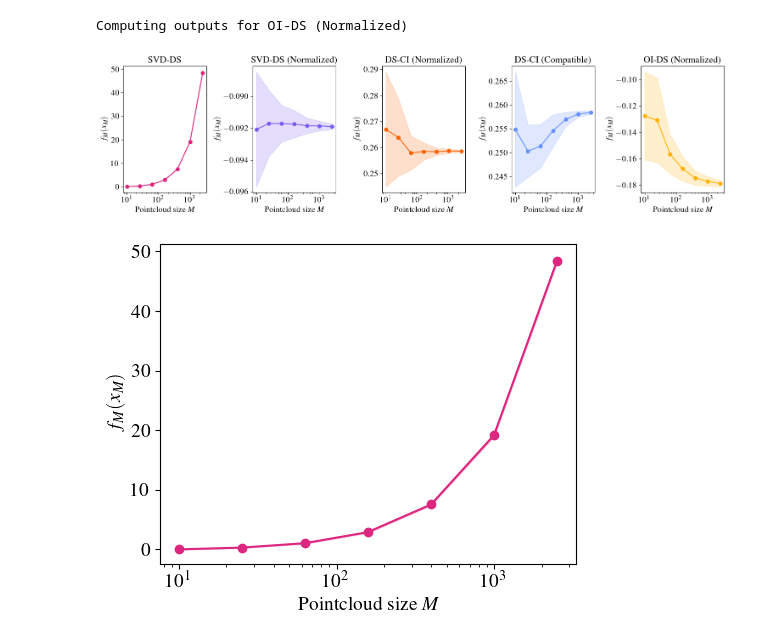
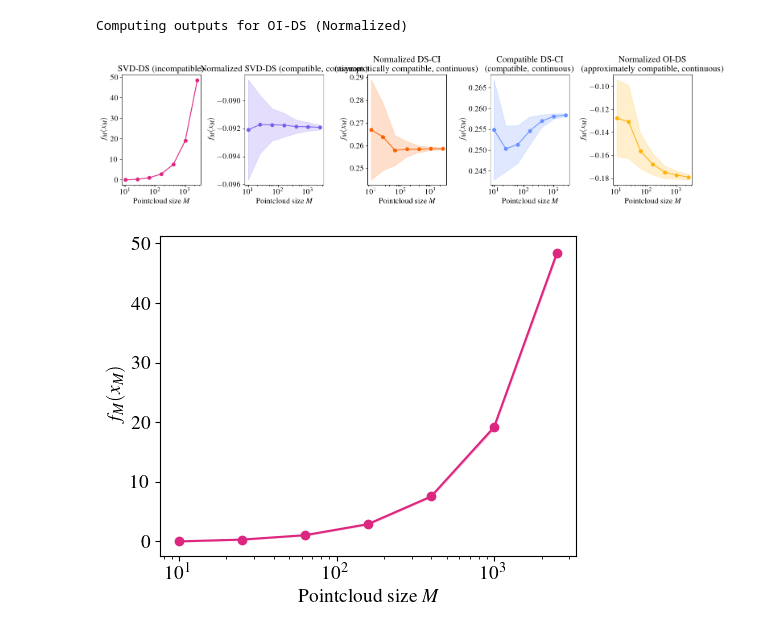
Before and after one commit to yuxinma98/transferring_transferability, a Jupyter notebook: O_d/transferability.ipynb, the cells around one changed output. Cells and saved outputs as stored; diff of their text form; code cells hidden in the pictures.

Commit message:
fix o_d plots.

```diff
--- a/O_d/transferability.ipynb
+++ b/O_d/transferability.ipynb
@@ -180,35 +180,35 @@ for ax, model_name in zip(axs, models.keys()):
         [float(outputs[model_name][i].mean(dim=0).squeeze()) for i in range(len(n_range))],
         "o-",
         color=color_dict[model_name],
     )
     ax.fill_between(
         n_range,
         [
             float(outputs[model_name][i].mean(dim=0).squeeze())
             - float(outputs[model_name][i].std(dim=0).squeeze())
             for i in range(len(n_range))
         ],
         [
             float(outputs[model_name][i].mean(dim=0).squeeze())
             + float(outputs[model_name][i].std(dim=0).squeeze())
             for i in range(len(n_range))
         ],
         color=color_dict[model_name],
         alpha=0.2,
     )
     # if model_name in limits:
     #     ax.axhline(limits[model_name], color="black", linestyle="--", label="Limit")
     ax.set_xscale("log")
     ax.set_xlabel("Pointcloud size $M$", fontsize=14)
     ax.set_ylabel("$f_M(x_M)$", fontsize=14)
-    ax.set_title(model_name, fontsize=16)
+    ax.set_title(plot_model_names[model_name], fontsize=16)
     ax.tick_params(axis="both", which="major", labelsize=14)
 
 plt.tight_layout()
 plt.savefig(plot_dir + "O(d)_transferability_outputs.pdf")
 plt.show()
 # %% [output]
-[figure, old version]
+[figure, new version]
 # %%
 # plot
 for model_name in models.keys():
```
Also changed, not shown: parts of 1 cell of this notebook, 8 other files.
